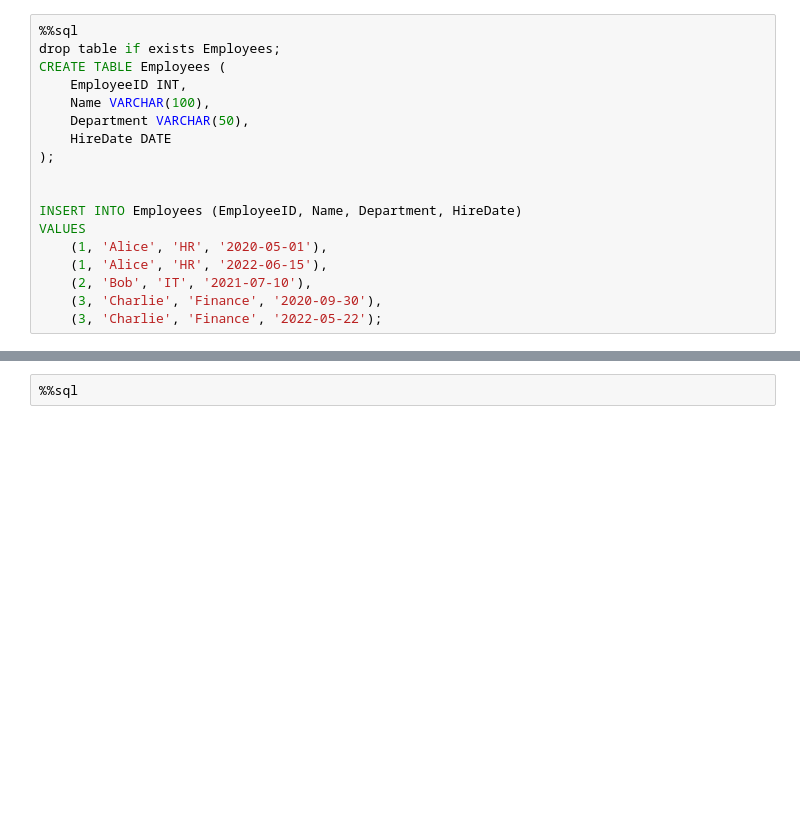
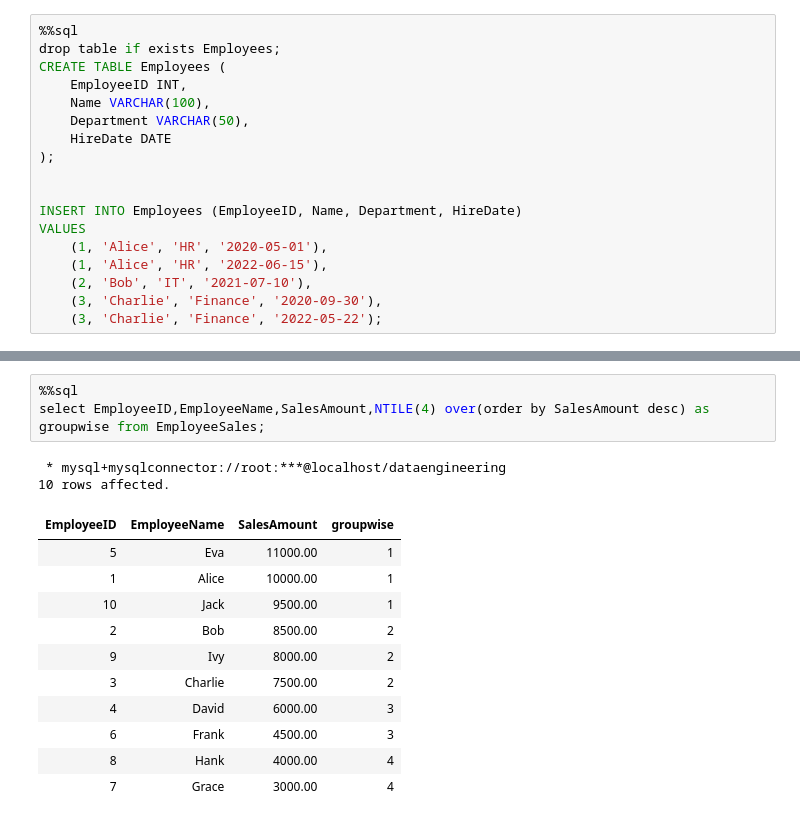
Before and after one commit to Surendar3899/MyStudy, a Jupyter notebook: jupyter_notebooks/9.windowfunction.ipynb, the cells around one changed output, grey strips where cells are left out. Drawn from its saved outputs; the diff is of its cells as text; blank space fills up the shorter version.

```diff
--- a/jupyter_notebooks/9.windowfunction.ipynb
+++ b/jupyter_notebooks/9.windowfunction.ipynb
@@ -151,4 +241,19 @@ FROM EmployeeBank where rownum = 1;
 # %%
 %%sql
+select EmployeeID,EmployeeName,SalesAmount,NTILE(4) over(order by SalesAmount desc) as groupwise from EmployeeSales;
+# %% [output]
+ * mysql+mysqlconnector://root:***@localhost/dataengineering
+10 rows affected.
+| EmployeeID | EmployeeName | SalesAmount | groupwise |
+| 5 | Eva | 11000.00 | 1 |
+| 1 | Alice | 10000.00 | 1 |
+| 10 | Jack | 9500.00 | 1 |
+| 2 | Bob | 8500.00 | 2 |
+| 9 | Ivy | 8000.00 | 2 |
+| 3 | Charlie | 7500.00 | 2 |
+| 4 | David | 6000.00 | 3 |
+| 6 | Frank | 4500.00 | 3 |
+| 8 | Hank | 4000.00 | 4 |
+| 7 | Grace | 3000.00 | 4 |
 # %%
 %%sql
```
Also changed, not shown: parts of 40 cells of this notebook, 32 other files.
